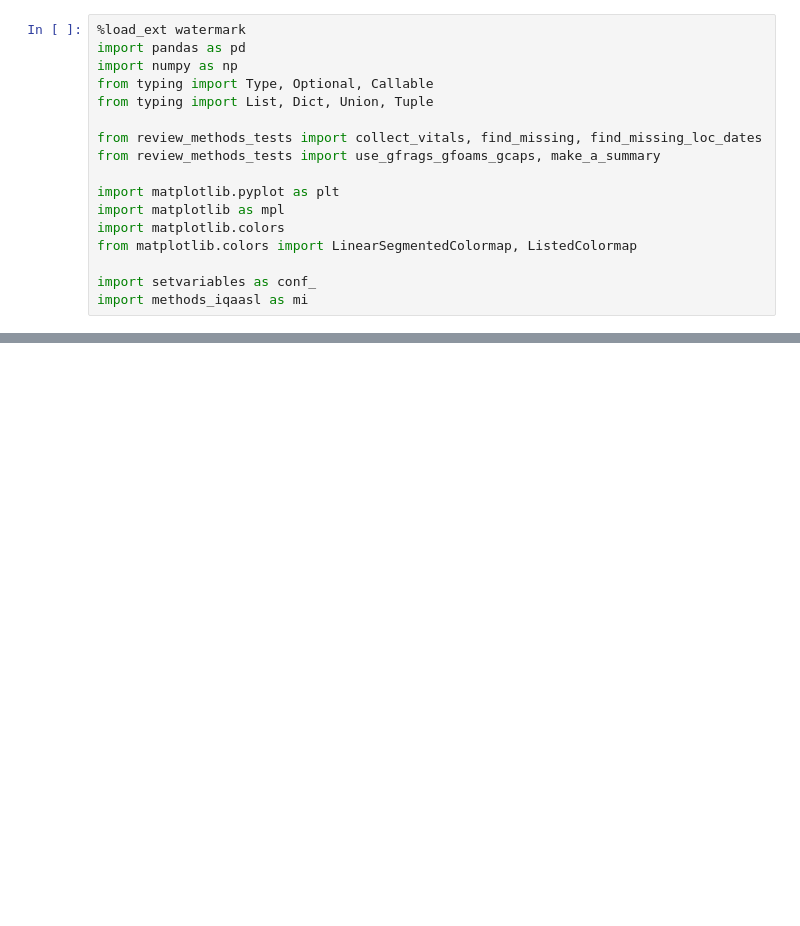
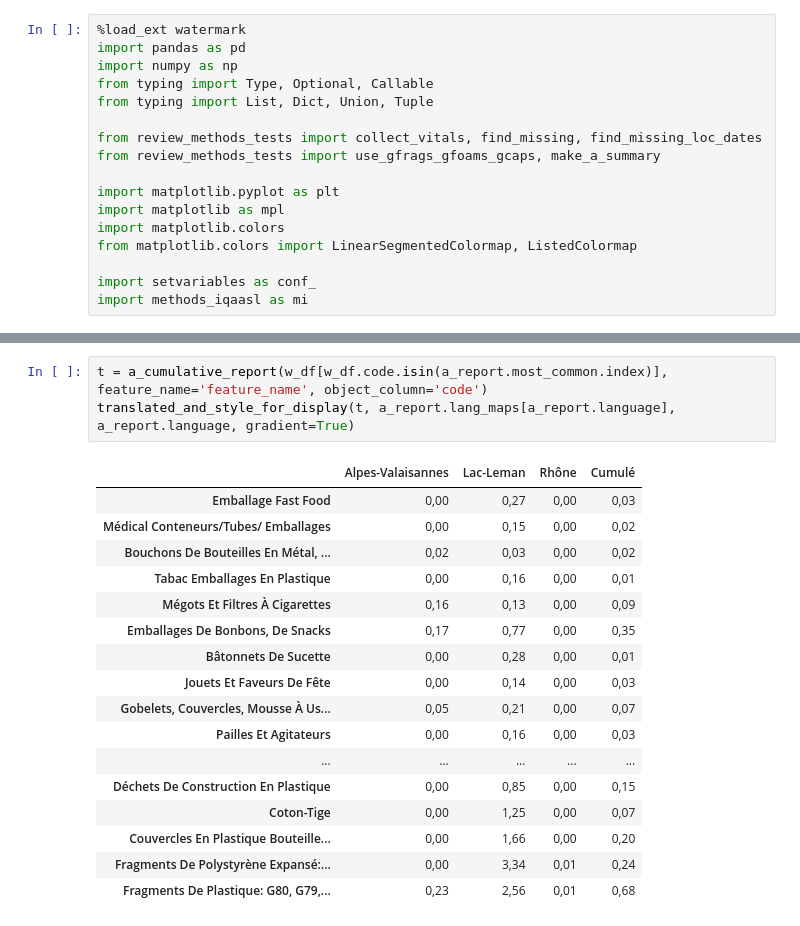
Before and after one commit to hammerdirt-analyst/feb_2024, a Jupyter notebook: a_report_class.ipynb, the cells around one changed output, grey strips where cells are left out. Cells and saved outputs as stored; diff of their text form; blank space fills up the shorter version.

```diff
--- a/a_report_class.ipynb
+++ b/a_report_class.ipynb
@@ -1182,0 +1409,21 @@ translated_and_style_for_display(tix,l_mapi, lang, gradient=True)
+# %%
+t = a_cumulative_report(w_df[w_df.code.isin(a_report.most_common.index)], feature_name='feature_name', object_column='code')
+translated_and_style_for_display(t, a_report.lang_maps[a_report.language], a_report.language, gradient=True)
+# %% [output]
+|  | Alpes-Valaisannes | Lac-Leman | Rhône | Cumulé |
+| Emballage Fast Food | 0,00 | 0,27 | 0,00 | 0,03 |
+| Médical Conteneurs/Tubes/ Emballages | 0,00 | 0,15 | 0,00 | 0,02 |
+| Bouchons De Bouteilles En Métal, ... | 0,02 | 0,03 | 0,00 | 0,02 |
+| Tabac Emballages En Plastique | 0,00 | 0,16 | 0,00 | 0,01 |
+| Mégots Et Filtres À Cigarettes | 0,16 | 0,13 | 0,00 | 0,09 |
+| Emballages De Bonbons, De Snacks | 0,17 | 0,77 | 0,00 | 0,35 |
+| Bâtonnets De Sucette | 0,00 | 0,28 | 0,00 | 0,01 |
+| Jouets Et Faveurs De Fête | 0,00 | 0,14 | 0,00 | 0,03 |
+| Gobelets, Couvercles, Mousse À Us... | 0,05 | 0,21 | 0,00 | 0,07 |
+| Pailles Et Agitateurs | 0,00 | 0,16 | 0,00 | 0,03 |
+| ... | ... | ... | ... | ... |
+| Déchets De Construction En Plastique | 0,00 | 0,85 | 0,00 | 0,15 |
+| Coton-Tige | 0,00 | 1,25 | 0,00 | 0,07 |
+| Couvercles En Plastique Bouteille... | 0,00 | 1,66 | 0,00 | 0,20 |
+| Fragments De Polystyrène Expansé:... | 0,00 | 3,34 | 0,01 | 0,24 |
+| Fragments De Plastique: G80, G79,... | 0,23 | 2,56 | 0,01 | 0,68 |
```
Also changed, not shown: parts of 64 cells of this notebook, 4 other files.
